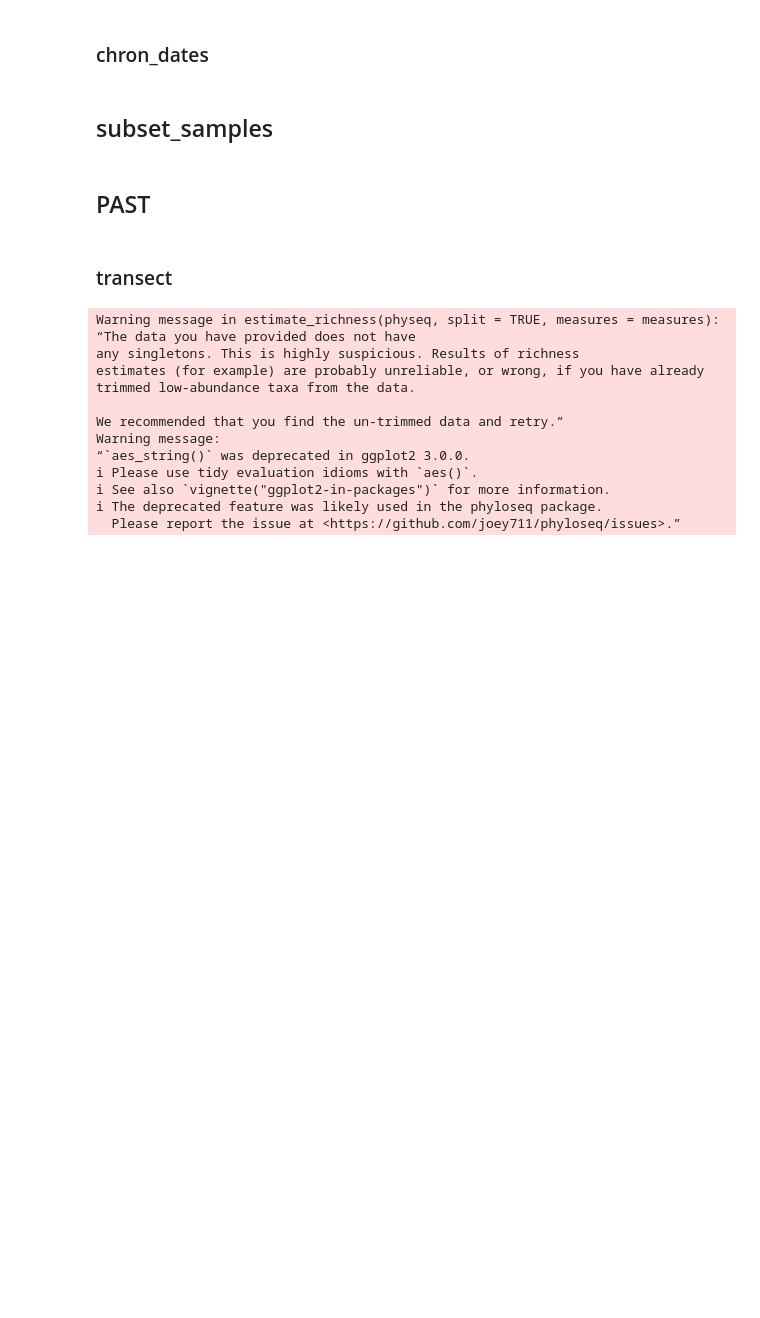
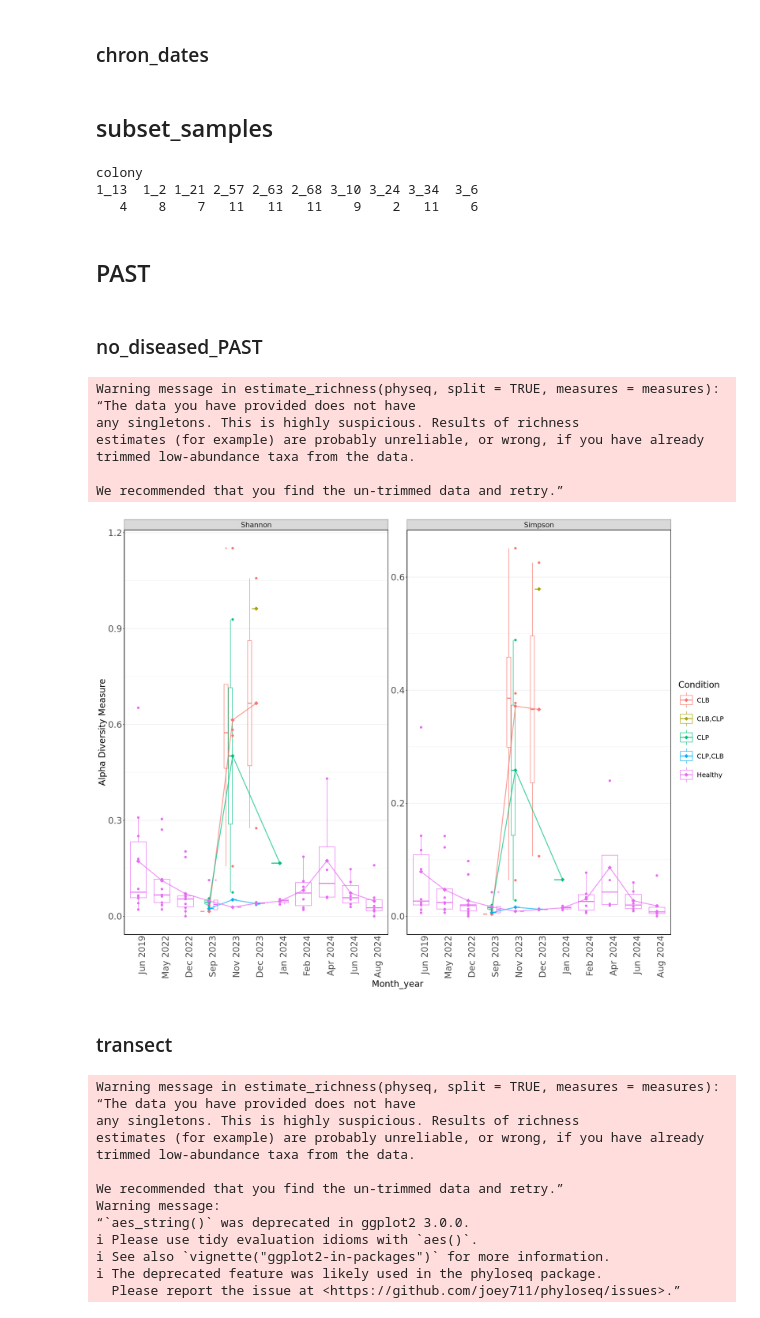
Before and after one commit to cdesouza02/BEL_16S_ITS2, a Jupyter notebook: BEL_ITS2_outputs/its2_ps_processing.ipynb, the cells around one changed output. Saved outputs shown, nothing was run; the diff lists cells and outputs as text; code cells hidden in the pictures; blank space fills up the shorter version.

```diff
--- a/BEL_ITS2_outputs/its2_ps_processing.ipynb
+++ b/BEL_ITS2_outputs/its2_ps_processing.ipynb
@@ -197,8 +233,66 @@ ps_past_high <- subset_samples(ps_prune_high, Species == "PAST")
 ps_mcav_high <- subset_samples(ps_prune_high, Species == "MCAV")
 ps_pstr_high <- subset_samples(ps_prune_high, Species == "PSTR")
 ps_ssid_high <- subset_samples(ps_prune_high, Species == "SSID")
+# %%
+# Remove samples where Treatment is "Blank" AND Environment is "Water"
+ps_past_nodisease <- subset_samples(ps_past_high, colony != "1_19" & colony != "1_20" & colony != "2_56" & colony != "3_18")
+# %%
+#how many colonies? 68
+table(sample_data(ps_past_nodisease)[,"colony"])
+# %% [output]
+colony
+1_13  1_2 1_21 2_57 2_63 2_68 3_10 3_24 3_34  3_6
+   4    8    7   11   11   11    9    2   11    6
 # %% [markdown]
 ## PAST
+# %% [markdown]
+### no_diseased_PAST
+# %%
+# Alpha diversity dot-line plot
+plot_richness(ps_past_nodisease, x="Month_year", measures=c("Shannon", "Simpson"), color="Condition") +
+  geom_boxplot(alpha = 0.5) + # Added alpha for better visibility of points
+  geom_point(size=2) +
+  # --- ADD THIS SECTION ---
+  stat_summary(
+    fun = mean,
+    geom = "line",
+    aes(group = Condition),
+    linewidth = 1,
+    alpha = 0.7
+  ) +
+  stat_summary(
+    fun = mean,
+    geom = "point",
+    shape = 18,
+    size = 4,
+    aes(group = Condition)
+  ) +
+  # -------------------------
+  theme_bw() +
+  theme(
+    legend.position = "right",
+    legend.title = element_text(size = 20),
+    legend.text = element_text(size = 15),
+    legend.key.width = unit(1.3, "cm"),
+    legend.key.height = unit(1.5, "cm"),
+    panel.border = element_rect(color = "black", fill = NA, linewidth = 1),
+    panel.grid.major.x = element_blank(),
+    panel.grid.minor.x = element_blank(),
+    axis.ticks.x = element_blank(),
+    axis.line = element_line(color = "black"),
+    axis.text.x = element_text(angle = 90, vjust = 1, hjust = 1, size=20),
+    axis.text.y = element_text(size = 20),
+    text = element_text(size = 20)
+  )
+# %% [output]
+Warning message in estimate_richness(physeq, split = TRUE, measures = measures):
+“The data you have provided does not have
+any singletons. This is highly suspicious. Results of richness
+estimates (for example) are probably unreliable, or wrong, if you have already
+trimmed low-abundance taxa from the data.
+
+We recommended that you find the un-trimmed data and retry.”
+[figure, added]
 # %% [markdown]
 ### transect
 # %%
```
Also changed, not shown: parts of 8 cells of this notebook, 1 other file.
